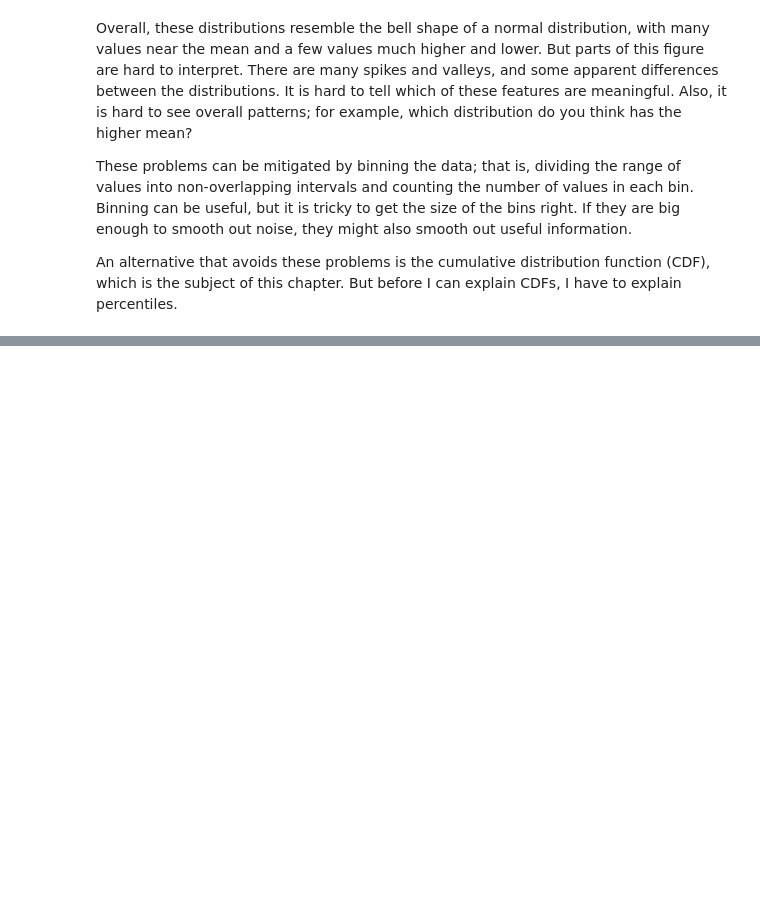
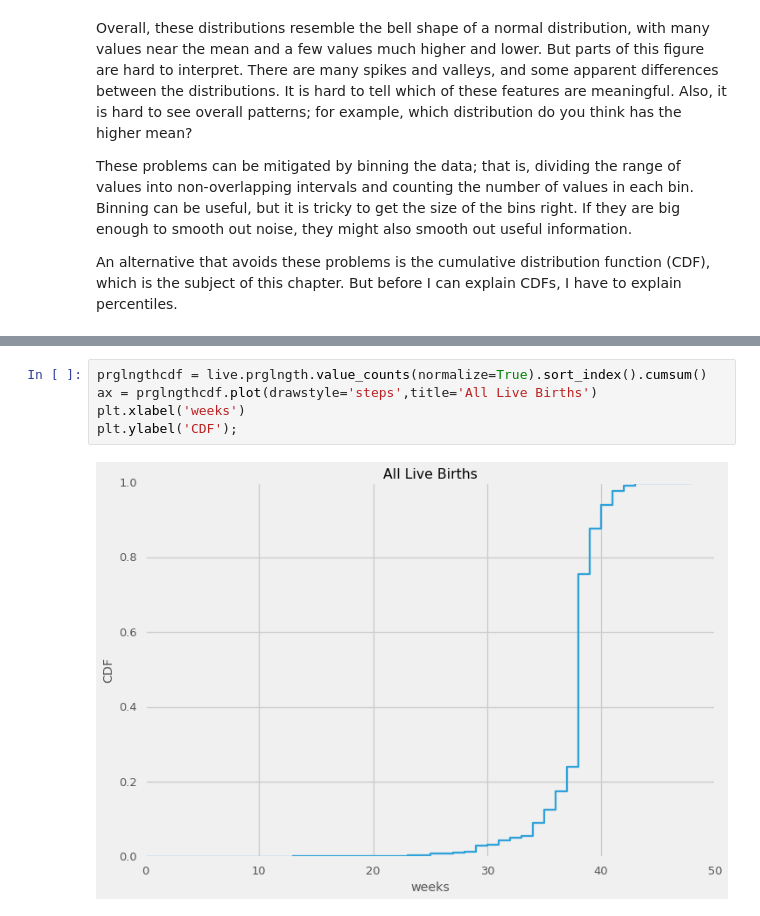
Before and after one commit to doolingdavid/ThinkStats2, a Jupyter notebook: code/thoroughnotes.ipynb, the cells around one changed output, grey strips where cells are left out. Saved outputs shown, nothing was run; the diff lists cells and outputs as text; blank space fills up the shorter version.

```diff
--- a/code/thoroughnotes.ipynb
+++ b/code/thoroughnotes.ipynb
@@ -2020,0 +2073,7 @@ An alternative that avoids these problems is the cumulative distribution functio
+# %%
+prglngthcdf = live.prglngth.value_counts(normalize=True).sort_index().cumsum()
+ax = prglngthcdf.plot(drawstyle='steps',title='All Live Births')
+plt.xlabel('weeks')
+plt.ylabel('CDF');
+# %% [output]
+[figure, added]
```
Also changed, not shown: parts of 10 cells of this notebook.
